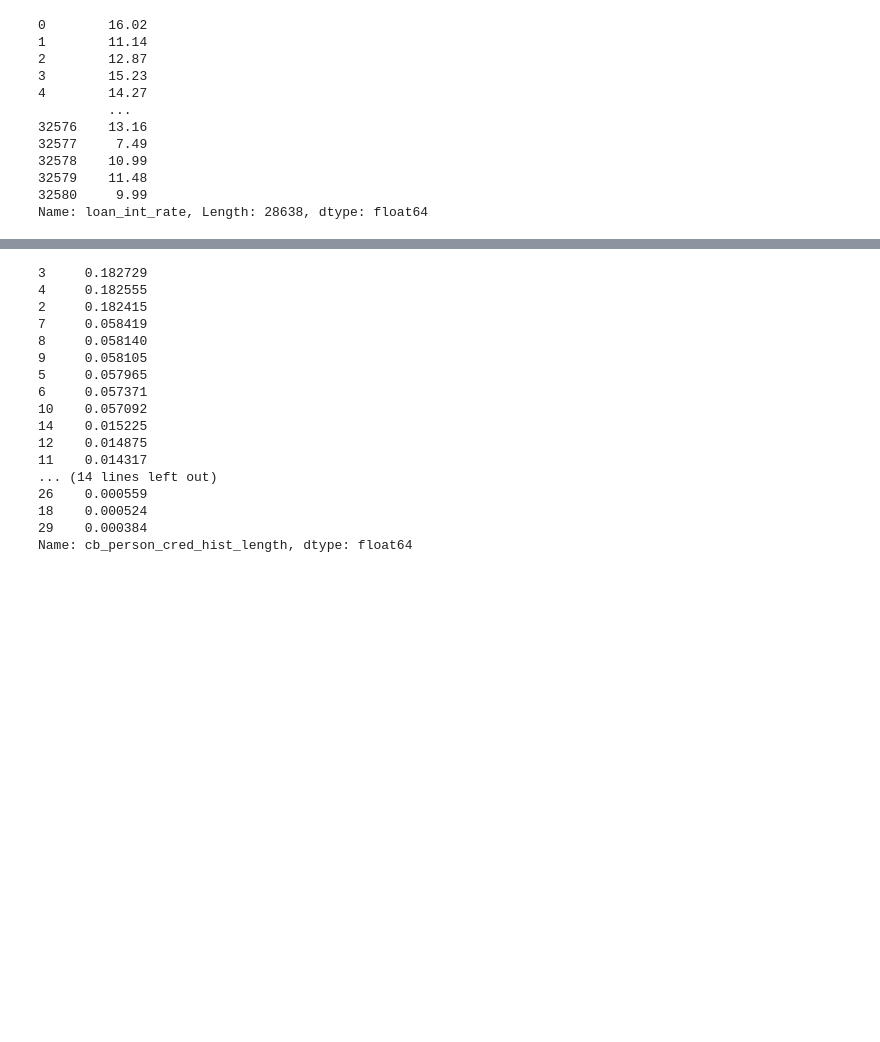
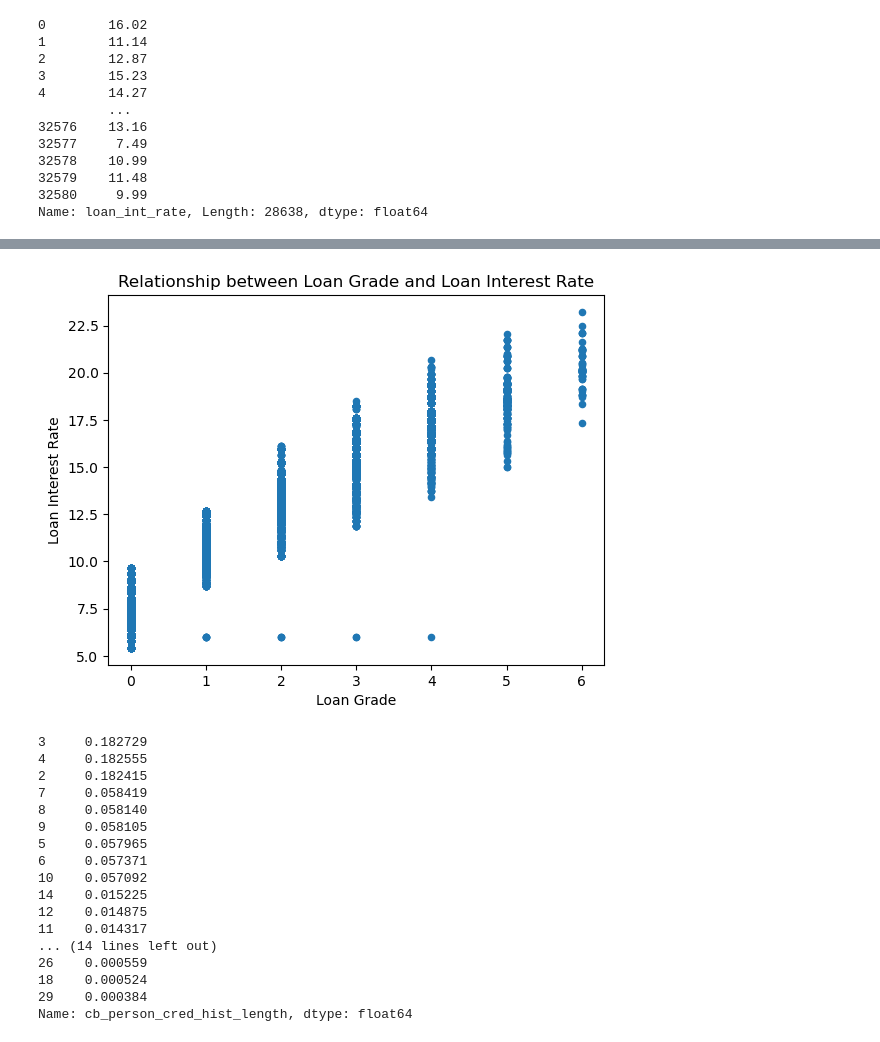
Before and after one commit to CarlosGG18/Credit-Risk-Analysis, a Jupyter notebook: Cleaning_EDA.ipynb, the cells around one changed output, grey strips where cells are left out. Cells and saved outputs as stored; diff of their text form; code cells hidden in the pictures; blank space fills up the shorter version.

```diff
--- a/Cleaning_EDA.ipynb
+++ b/Cleaning_EDA.ipynb
@@ -204,3 +213,13 @@ Text(0.5, 1.0, 'Distribution of Individual with Loans')
+# %%
+df.plot.scatter(x='loan_grade', y='loan_int_rate')
+
+plt.xlabel('Loan Grade')
+plt.ylabel('Loan Interest Rate')
+plt.title('Relationship between Loan Grade and Loan Interest Rate')
+
+plt.show()
+# %% [output]
+[figure, added]
 # %%
 df['cb_person_cred_hist_length'].value_counts(normalize=True)
 # %% [output]
```
Also changed, not shown: parts of 14 cells of this notebook.
